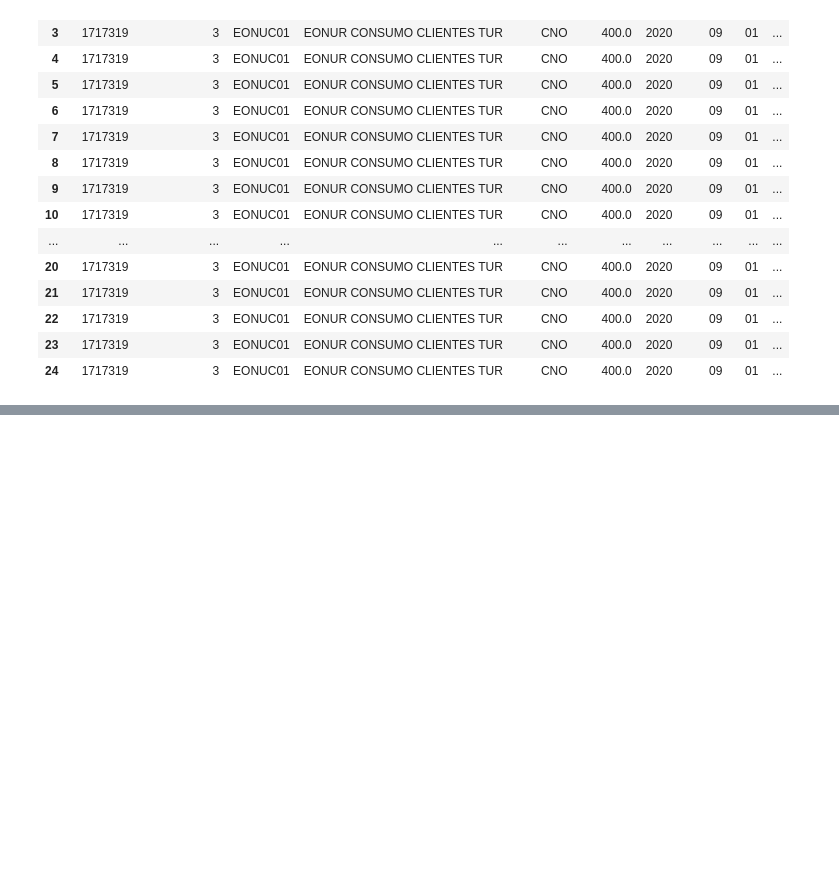
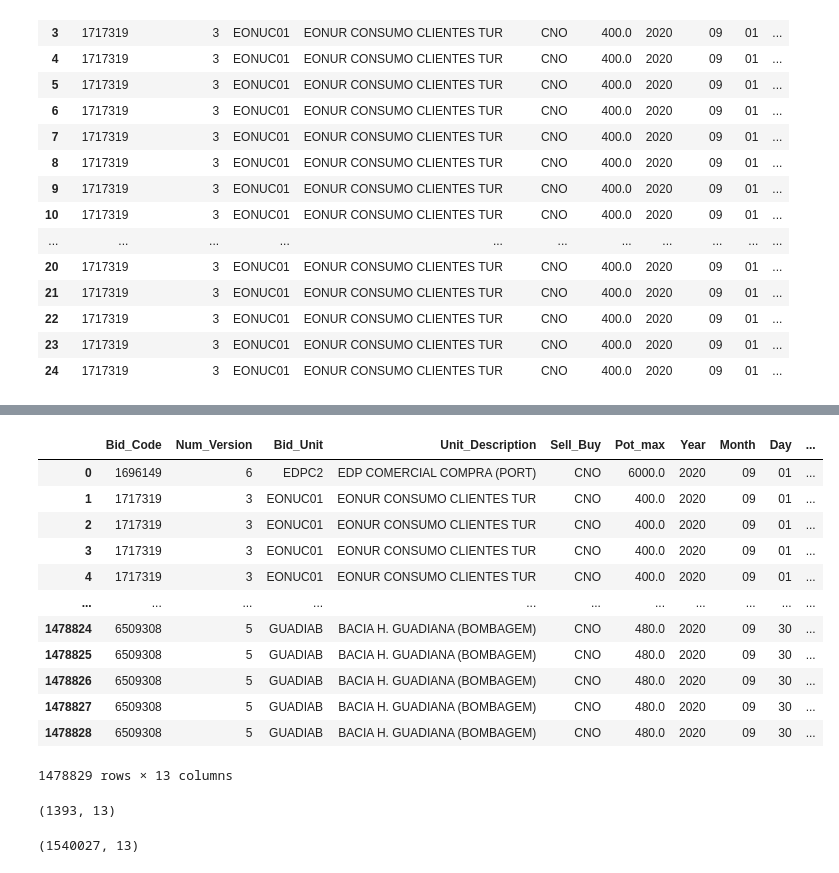
Before and after one commit to luisdelpozo/TFM, a Jupyter notebook: TFM_merged-files.ipynb, the cells around one changed output, grey strips where cells are left out. Cells and saved outputs as stored; diff of their text form; code cells hidden in the pictures; blank space fills up the shorter version.

```diff
--- a/TFM_merged-files.ipynb
+++ b/TFM_merged-files.ipynb
@@ -553,0 +585,12 @@ df_cab_09.merge(df_det_0901,how = 'inner').loc[df_det_0901['Bid_Code'] == '17173
+# %%
+###VAMOS INCLUIR LOS ARCHIVOS DET DE SEPTIEMBRE
+
+DET_path_09 = '/home/dsc/Documents/TFM/Data/OMIE/DET/det_202009/'
+
+det_09 = []
+
+for archive in archive_det_list:
+    with open(DET_path_09 + archive, errors='replace') as f:
+        lines = f.readlines()
+        det_09.append(lines)
+        print(len(lines))
@@ -553,0 +641,16 @@ df_cab_09.merge(df_det_0901,how = 'inner').loc[df_det_0901['Bid_Code'] == '17173
+# %%
+det_09
+
+det_total_09 = []
+
+for day in range(len(det_09)):
+    for count in range(len(det_09[day])):
+        det_total_09.append((det_09[day][count][0:7] +'^'+
+                            det_09[day][count][7:10] +'^'+
+                            det_09[day][count][10:12] +'^'+
+                            det_09[day][count][12:14] +'^'+
+                            det_09[day][count][31:48] +'^'+
+                            det_09[day][count][48:55] +'^'+
+                            archive_det_list[day][4:8] + '^' +
+                            archive_det_list[day][8:10] + '^' +
+                            archive_det_list[day][10:12]).split('^'))
@@ -553,0 +892,16 @@ df_cab_09.merge(df_det_0901,how = 'inner').loc[df_det_0901['Bid_Code'] == '17173
+# %%
+OMIE_merge_month('09', '2020')
+# %% [output]
+|  | Bid_Code | Num_Version | Bid_Unit | Unit_Description | Sell_Buy | Pot_max | Year | Month | Day | ... |
+| 0 | 1696149 | 6 | EDPC2 | EDP COMERCIAL COMPRA (PORT) | CNO | 6000.0 | 2020 | 09 | 01 | ... |
+| 1 | 1717319 | 3 | EONUC01 | EONUR CONSUMO CLIENTES TUR | CNO | 400.0 | 2020 | 09 | 01 | ... |
+| 2 | 1717319 | 3 | EONUC01 | EONUR CONSUMO CLIENTES TUR | CNO | 400.0 | 2020 | 09 | 01 | ... |
+| 3 | 1717319 | 3 | EONUC01 | EONUR CONSUMO CLIENTES TUR | CNO | 400.0 | 2020 | 09 | 01 | ... |
+| 4 | 1717319 | 3 | EONUC01 | EONUR CONSUMO CLIENTES TUR | CNO | 400.0 | 2020 | 09 | 01 | ... |
+| ... | ... | ... | ... | ... | ... | ... | ... | ... | ... | ... |
+| 1478824 | 6509308 | 5 | GUADIAB | BACIA H. GUADIANA (BOMBAGEM) | CNO | 480.0 | 2020 | 09 | 30 | ... |
+| 1478825 | 6509308 | 5 | GUADIAB | BACIA H. GUADIANA (BOMBAGEM) | CNO | 480.0 | 2020 | 09 | 30 | ... |
+| 1478826 | 6509308 | 5 | GUADIAB | BACIA H. GUADIANA (BOMBAGEM) | CNO | 480.0 | 2020 | 09 | 30 | ... |
+| 1478827 | 6509308 | 5 | GUADIAB | BACIA H. GUADIANA (BOMBAGEM) | CNO | 480.0 | 2020 | 09 | 30 | ... |
+| 1478828 | 6509308 | 5 | GUADIAB | BACIA H. GUADIANA (BOMBAGEM) | CNO | 480.0 | 2020 | 09 | 30 | ... |
+1478829 rows × 13 columns
@@ -553,0 +913,4 @@ df_cab_09.merge(df_det_0901,how = 'inner').loc[df_det_0901['Bid_Code'] == '17173
+# %%
+OMIE_092020_PALOS1.shape
+# %% [output]
+(1393, 13)
@@ -553,0 +919,4 @@ df_cab_09.merge(df_det_0901,how = 'inner').loc[df_det_0901['Bid_Code'] == '17173
+# %%
+OMIE_082020.shape
+# %% [output]
+(1540027, 13)
```
Also changed, not shown: parts of 41 cells of this notebook.
